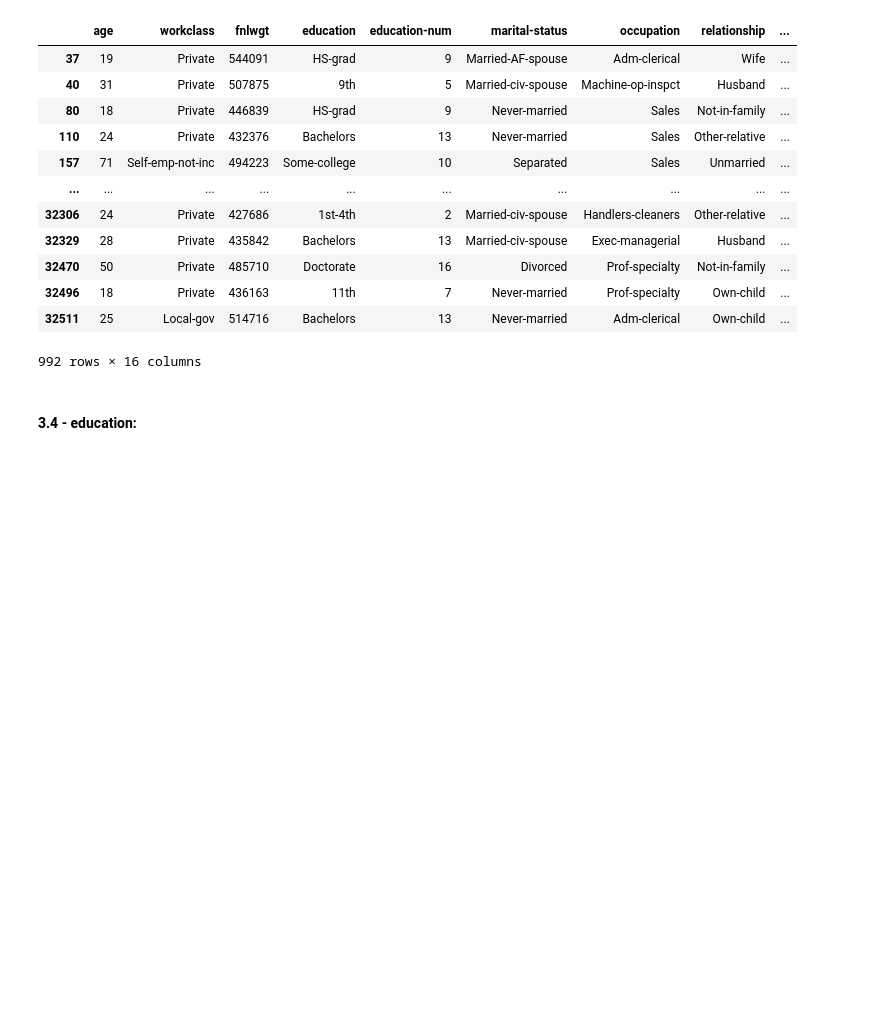
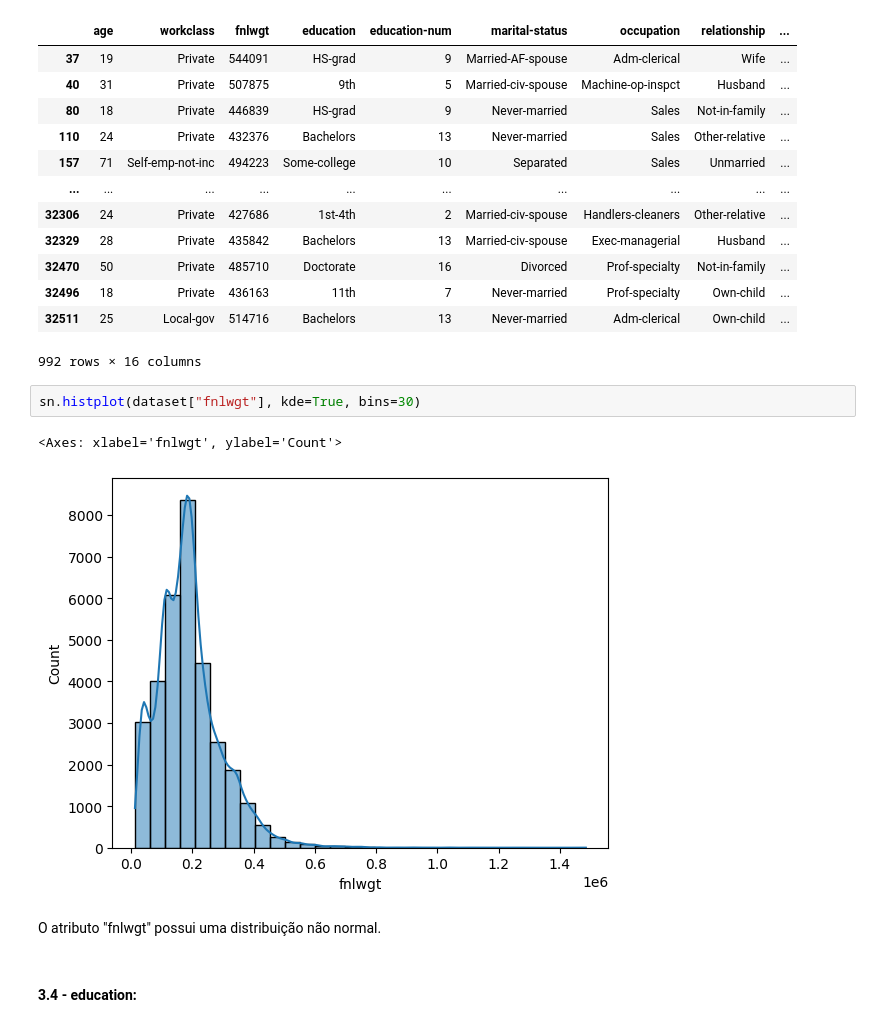
Before and after one commit to luccasena/Machine-Learning-Binary-Classification, a Jupyter notebook: 1data_analyses.ipynb, the cells around one changed output. Cells and saved outputs as stored; diff of their text form; blank space fills up the shorter version.

```diff
--- a/1data_analyses.ipynb
+++ b/1data_analyses.ipynb
@@ -283,6 +290,13 @@ dataset.loc[(dataset['fnlwgt'] > upper_bound)]
 | 32496 | 18 | Private | 436163 | 11th | 7 | Never-married | Prof-specialty | Own-child | ... |
 | 32511 | 25 | Local-gov | 514716 | Bachelors | 13 | Never-married | Adm-clerical | Own-child | ... |
 992 rows × 16 columns
+# %%
+sn.histplot(dataset["fnlwgt"], kde=True, bins=30)
+# %% [output]
+<Axes: xlabel='fnlwgt', ylabel='Count'>
+[figure, added]
+# %% [markdown]
+O atributo "fnlwgt" possui uma distribuição não normal.
 # %% [markdown]
 #### **3.4 - education:**
 # %%
```
Also changed, not shown: parts of 10 cells of this notebook, 5 other files.
